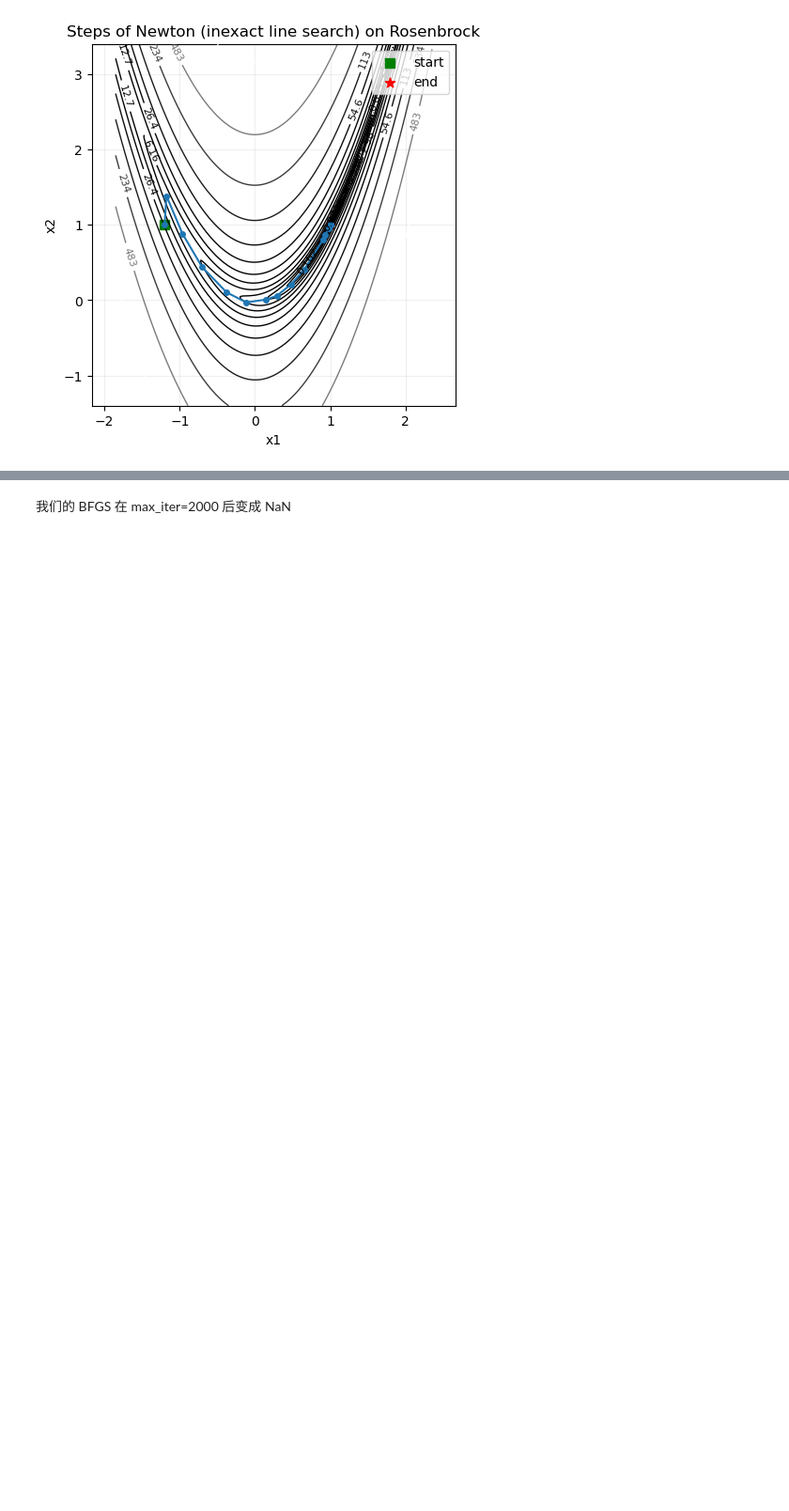
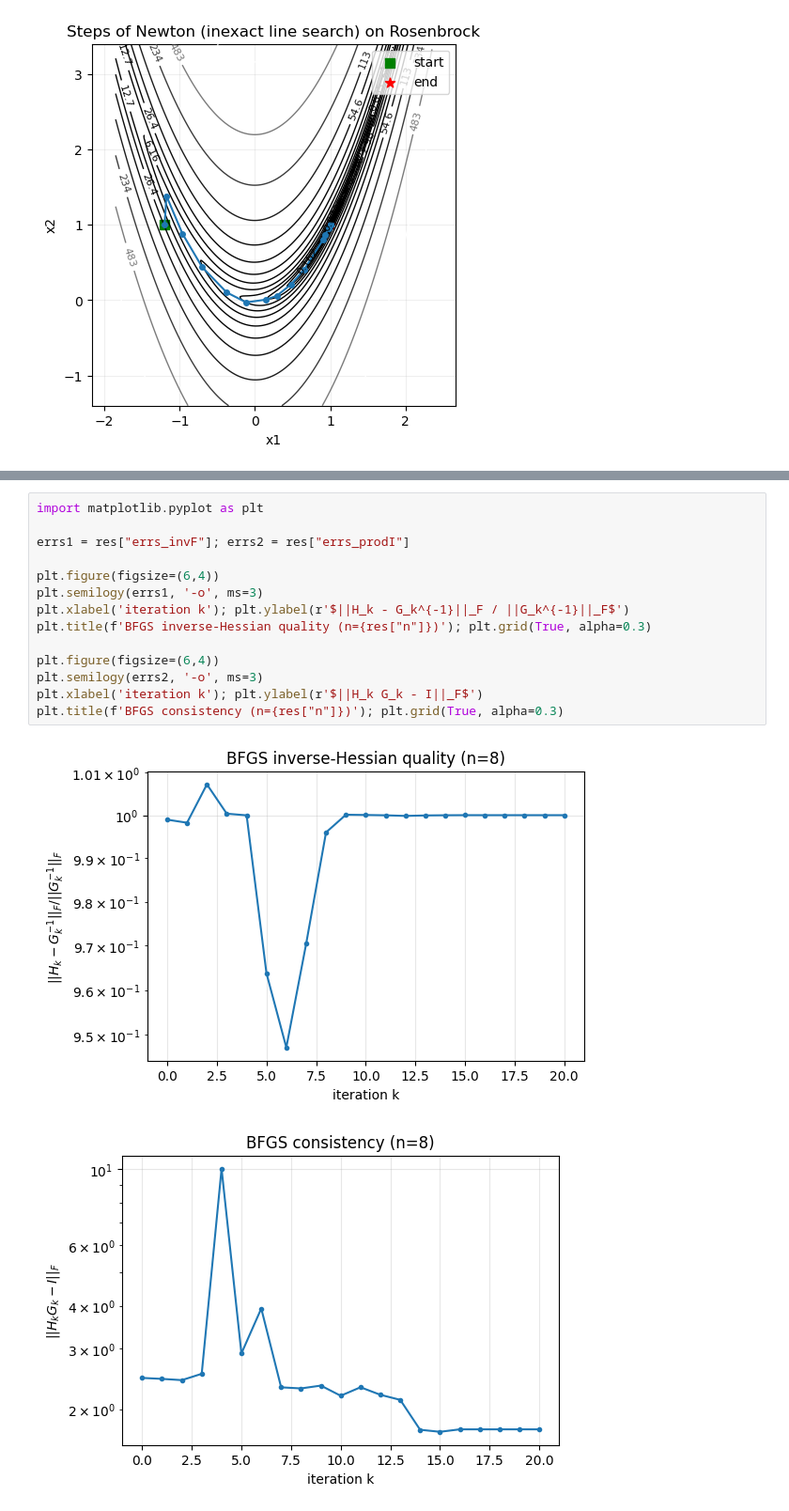
Before and after one commit to Jia0603/Optimization_Problems, a Jupyter notebook: Implementation.ipynb, the cells around one changed output, grey strips where cells are left out. Shown at 94% size. Drawn from its saved outputs; the diff is of its cells as text; blank space fills up the shorter version.

```diff
--- a/Implementation.ipynb
+++ b/Implementation.ipynb
@@ -422,2 +253,17 @@ final product-to-I error: 1.75e+00
-# %% [markdown]
-我们的 BFGS 在 max_iter=2000 后变成 NaN
+# %%
+import matplotlib.pyplot as plt
+
+errs1 = res["errs_invF"]; errs2 = res["errs_prodI"]
+
+plt.figure(figsize=(6,4))
+plt.semilogy(errs1, '-o', ms=3)
+plt.xlabel('iteration k'); plt.ylabel(r'$||H_k - G_k^{-1}||_F / ||G_k^{-1}||_F$')
+plt.title(f'BFGS inverse-Hessian quality (n={res["n"]})'); plt.grid(True, alpha=0.3)
+
+plt.figure(figsize=(6,4))
+plt.semilogy(errs2, '-o', ms=3)
+plt.xlabel('iteration k'); plt.ylabel(r'$||H_k G_k - I||_F$')
+plt.title(f'BFGS consistency (n={res["n"]})'); plt.grid(True, alpha=0.3)
+# %% [output]
+[figure, added]
+[figure, added]
```
Also changed, not shown: parts of 8 cells of this notebook, 5 other files.
